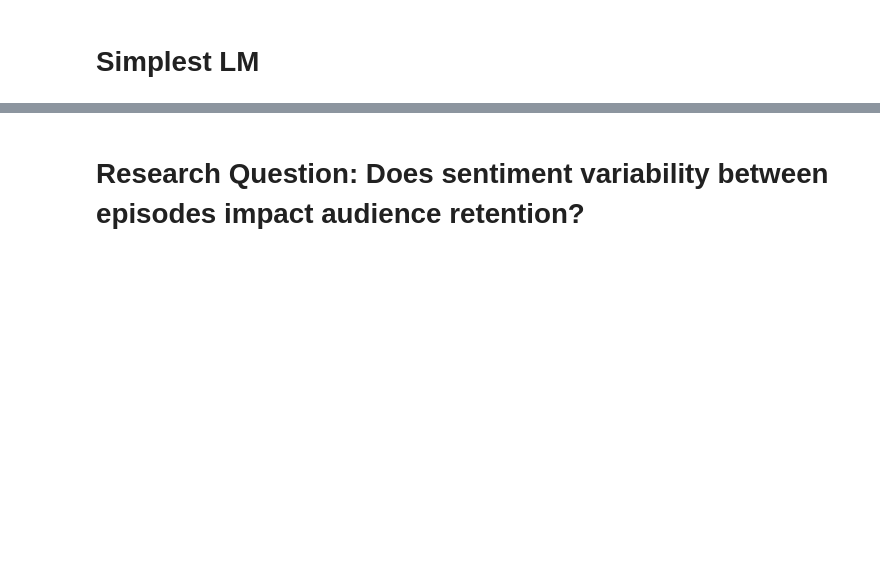
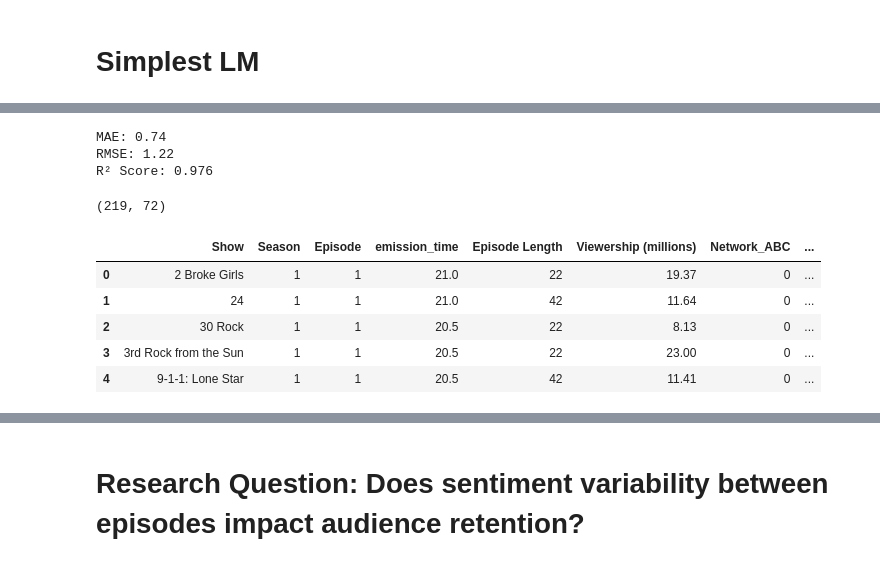
Before and after one commit to mermora97/TV-Shows-Survivorship-, a Jupyter notebook: notebooks/Add variables.ipynb, the cells around one changed output, grey strips where cells are left out. Drawn from its saved outputs; the diff is of its cells as text; code cells hidden in the pictures; blank space fills up the shorter version.

```diff
--- a/notebooks/Add variables.ipynb
+++ b/notebooks/Add variables.ipynb
@@ -350,0 +548,24 @@ pd.DataFrame(lr.coef_, index = X.columns).head(20)
+# %%
+# Make predictions
+y_pred = rf.predict(X_test)
+
+print(f"MAE: {mean_absolute_error(y_test, y_pred):.2f}")
+print(f"RMSE: {mean_squared_error(y_test, y_pred, squared=False):.2f}")
+print(f"R² Score: {r2_score(y_test, y_pred):.3f}")
+# %% [output]
+MAE: 0.74
+RMSE: 1.22
+R² Score: 0.976
+# %%
+# Predict viewership for first episode of every show
+first_episodes_df = model_data.sort_values(by=['Show', 'Season', 'Episode']).groupby('Show').first().reset_index()
+print(first_episodes_df.shape)
+first_episodes_df.head()
+# %% [output]
+(219, 72)
+|  | Show | Season | Episode | emission_time | Episode Length | Viewership (millions) | Network_ABC | ... |
+| 0 | 2 Broke Girls | 1 | 1 | 21.0 | 22 | 19.37 | 0 | ... |
+| 1 | 24 | 1 | 1 | 21.0 | 42 | 11.64 | 0 | ... |
+| 2 | 30 Rock | 1 | 1 | 20.5 | 22 | 8.13 | 0 | ... |
+| 3 | 3rd Rock from the Sun | 1 | 1 | 20.5 | 22 | 23.00 | 0 | ... |
+| 4 | 9-1-1: Lone Star | 1 | 1 | 20.5 | 42 | 11.41 | 0 | ... |
```
Also changed, not shown: parts of 44 cells of this notebook.
